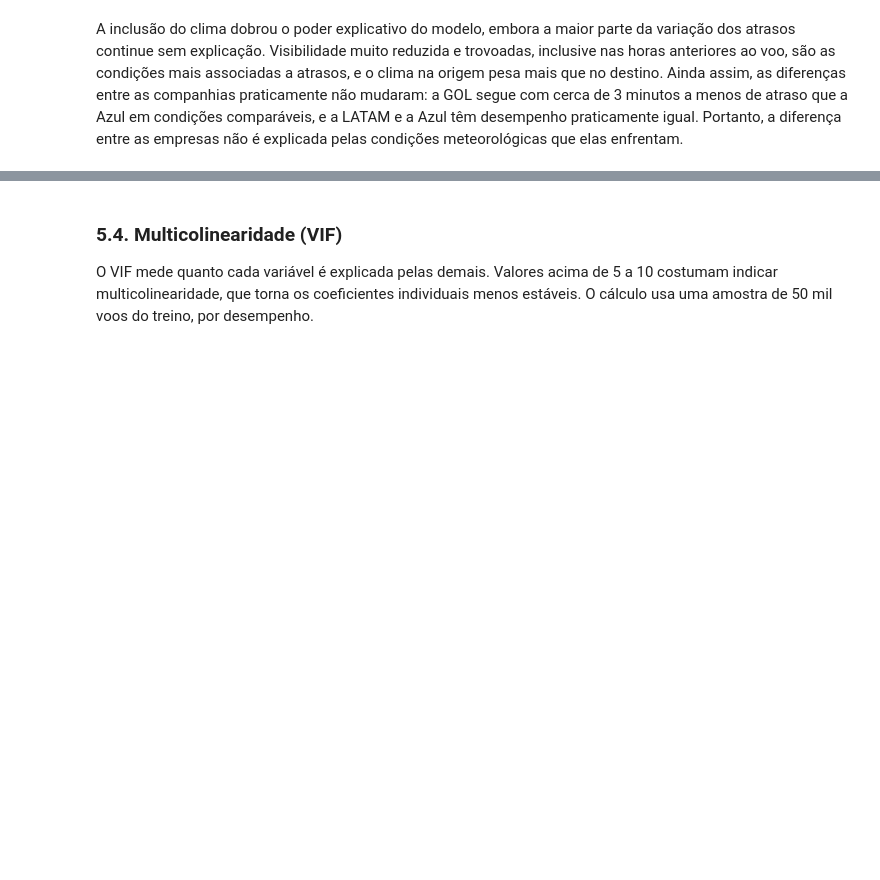
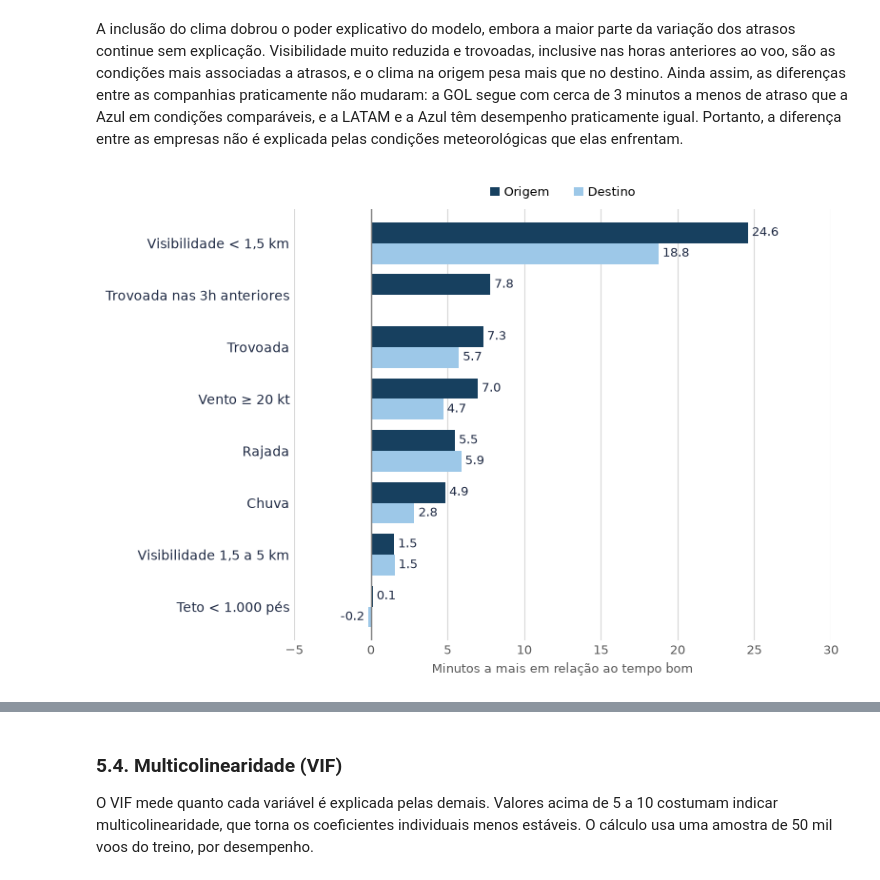
Before and after one commit to Matex0406/Projeto_2_CB, a Jupyter notebook: Projeto_2_CB.ipynb, the cells around one changed output, grey strips where cells are left out. Saved outputs shown, nothing was run; the diff lists cells and outputs as text; code cells hidden in the pictures; blank space fills up the shorter version.

```diff
--- a/Projeto_2_CB.ipynb
+++ b/Projeto_2_CB.ipynb
@@ -1706,3 +1776,37 @@ plt.show()
 [figure]
 # %% [markdown]
 A inclusão do clima dobrou o poder explicativo do modelo, embora a maior parte da variação dos atrasos continue sem explicação. Visibilidade muito reduzida e trovoadas, inclusive nas horas anteriores ao voo, são as condições mais associadas a atrasos, e o clima na origem pesa mais que no destino. Ainda assim, as diferenças entre as companhias praticamente não mudaram: a GOL segue com cerca de 3 minutos a menos de atraso que a Azul em condições comparáveis, e a LATAM e a Azul têm desempenho praticamente igual. Portanto, a diferença entre as empresas não é explicada pelas condições meteorológicas que elas enfrentam.
+# %%
+condicoes_22 = {
+    "Visibilidade < 1,5 km":      ("Visibilidade origem: Abaixo de 1,5 km", "Visibilidade destino: Abaixo de 1,5 km"),
+    "Trovoada nas 3h anteriores": ("Trovoada nas 3h anteriores (origem)", None),
+    "Trovoada":                   ("Trovoada origem", "Trovoada destino"),
+    "Vento ≥ 20 kt":              ("Vento origem: 20 kt ou mais", "Vento destino: 20 kt ou mais"),
+    "Rajada":                     ("Rajada origem", "Rajada destino"),
+    "Chuva":                      ("Chuva origem", "Chuva destino"),
+    "Visibilidade 1,5 a 5 km":    ("Visibilidade origem: 1,5 a 5 km", "Visibilidade destino: 1,5 a 5 km"),
+    "Teto < 1.000 pés":           ("Teto origem: Abaixo de 1.000 pés", "Teto destino: Abaixo de 1.000 pés"),
+}
+coef = coef_com["Coeficiente (min)"]
+dados_22 = pd.DataFrame(
+    {"Destino": [coef[d] if d else np.nan for o, d in condicoes_22.values()],
+     "Origem": [coef[o] for o, d in condicoes_22.values()]},
+    index=list(condicoes_22),
+).iloc[::-1]
+
+fig, ax = plt.subplots(figsize=(8, 5.5))
+dados_22.plot(kind="barh", ax=ax, width=0.8, color=[CLARO, ESCURO], legend=False)
+ax.axvline(0, color="#7F7F7F", linewidth=1)
+for container, col in zip(ax.containers, dados_22.columns):
+    vals = dados_22[col].to_numpy()
+    ax.bar_label(container, labels=["" if np.isnan(v) else f"{v:.1f}" for v in vals],
+                 padding=3, fontsize=9, color=TEXTO)
+ax.set_xlim(-5, 30)
+estilo_barh(ax, "Minutos a mais em relação ao tempo bom")
+handles, labels = ax.get_legend_handles_labels()
+ax.legend(handles[::-1], labels[::-1], loc="lower center", bbox_to_anchor=(0.5, 1.0), ncol=2,
+          frameon=False, fontsize=9, handlelength=0.8, handletextpad=0.4)
+plt.tight_layout()
+plt.show()
+# %% [output]
+[figure, added]
```
Also changed, not shown: parts of 6 cells of this notebook, 2 other files.
